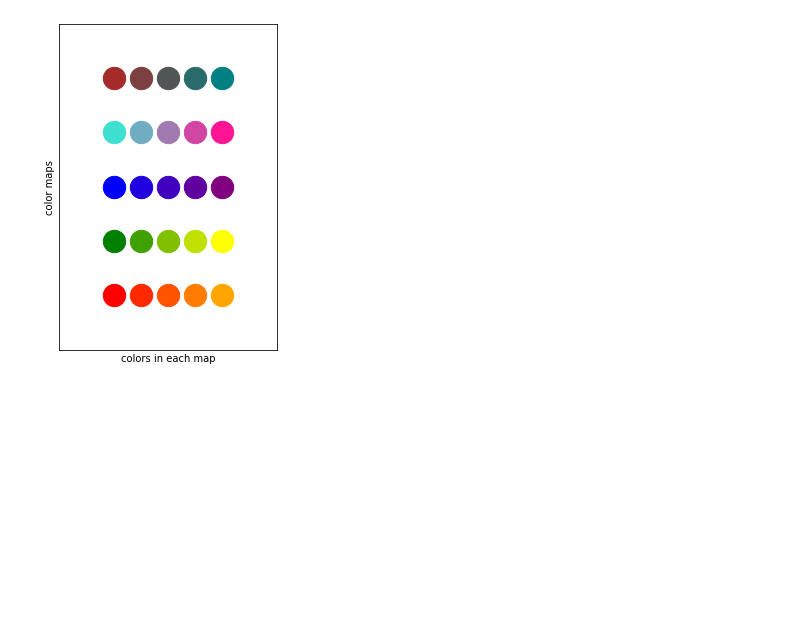
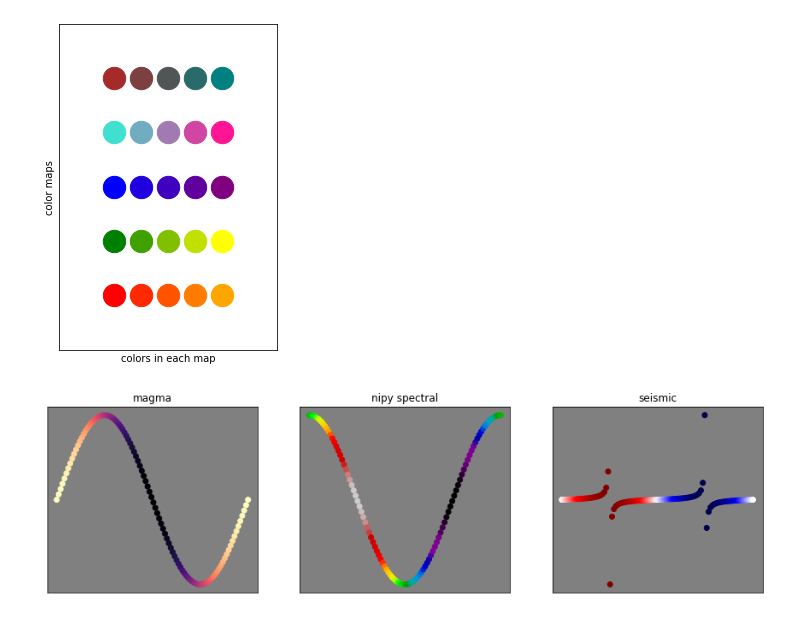
Before and after one commit to fireofearth/document, a Jupyter notebook: python/doc.matplotlib.ipynb, the cells around one changed output. Cells and saved outputs as stored; diff of their text form; code cells hidden in the pictures; blank space fills up the shorter version.

Commit message:
python code

```diff
--- a/python/doc.matplotlib.ipynb
+++ b/python/doc.matplotlib.ipynb
@@ -138,3 +139,34 @@ ax.set_ylabel('color maps')
 None
 # %% [output]
 [figure]
+# %%
+# Using plt.figure(), fig.add_subplot() and fig.axes
+# Scatter plots, programmically mapping each point with a color from the colormap.
+# https://stackoverflow.com/questions/17682216/scatter-plot-and-color-mapping-in-python
+
+# Note there is no exact parallel using plt.plot()
+# https://stackoverflow.com/questions/8500700/how-to-plot-a-gradient-color-line-in-matplotlib/25941474#25941474
+
+N = 100
+x = np.linspace(0, 2*np.pi, N)
+y = np.sin(x)
+c = np.cos(x)
+fig = plt.figure(figsize=(15, 4))
+ax = fig.add_subplot(131)
+ax.scatter(x, y, c=c, cmap=cm.magma, norm=clr.Normalize(vmin=np.min(c), vmax=np.max(c), clip=True))
+ax.set_title("magma")
+ax = fig.add_subplot(132)
+y = np.cos(x)
+c = np.sin(x)
+ax.scatter(x, y, c=c, cmap=cm.nipy_spectral, norm=clr.Normalize(vmin=np.min(c), vmax=np.max(c), clip=True))
+ax.set_title("nipy spectral")
+ax = fig.add_subplot(133)
+y = np.tan(x)
+c = np.sin(x)
+ax.scatter(x, y, c=c, cmap=cm.seismic, norm=clr.Normalize(vmin=np.min(c), vmax=np.max(c), clip=True))
+ax.set_title("seismic")
+for ax in fig.axes:
+    ax.set_xticks([]); ax.set_yticks([])
+    ax.set_facecolor("grey")
+# %% [output]
+[figure, added]
```
Also changed, not shown: parts of 3 cells of this notebook, 6 other files.
